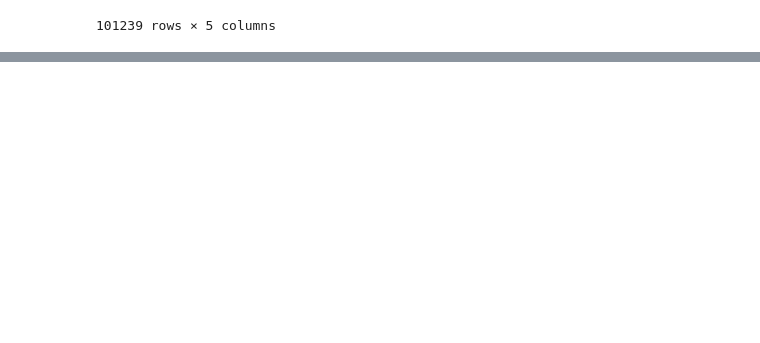
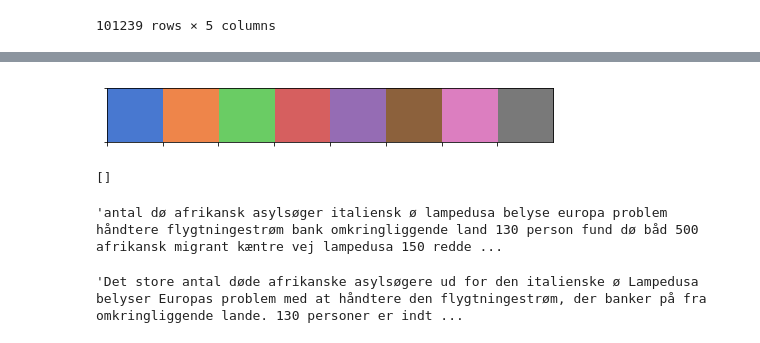
Before and after one commit to OliviaRW/group23, a Jupyter notebook: Exam/Migration/Exam tests.ipynb, the cells around one changed output, grey strips where cells are left out. Saved outputs shown, nothing was run; the diff lists cells and outputs as text; code cells hidden in the pictures; blank space fills up the shorter version.

```diff
--- a/Exam/Migration/Exam tests.ipynb
+++ b/Exam/Migration/Exam tests.ipynb
@@ -356,0 +418,5 @@ pd.concat([df[df['Category'] == category] for category in categories])
+# %%
+import seaborn as sns
+sns.palplot(sns.color_palette('muted', 8))
+# %% [output]
+[figure, added]
@@ -356,0 +468,26 @@ pd.concat([df[df['Category'] == category] for category in categories])
+# %%
+string = lemmatize_strings(' '.join(article_data['Text']).split(' '))
+dictionary = ['flygtning']
+modifiers2 = []
+for word in dictionary:
+    stop = False
+    while not stop:
+        try:
+            idx = string.index(word)
+            modifiers.append(tuple(string[idx-2:idx]))
+            string = string[idx+1:]
+        except:
+            stop = True
+
+
+modifiers2
+# %% [output]
+[]
+# %%
+article_data['Text lemmatized'][3]
+# %% [output]
+'antal dø afrikansk asylsøger italiensk ø lampedusa belyse europa problem håndtere flygtningestrøm bank omkringliggende land 130 person fund dø båd 500 afrikansk migrant kæntre vej lampedusa 150 redde ...
+# %%
+article_data['Text'][3]
+# %% [output]
+'Det store antal døde afrikanske asylsøgere ud for den italienske ø Lampedusa belyser Europas problem med at håndtere den flygtningestrøm, der banker på fra omkringliggende lande. 130 personer er indt ...
```
Also changed, not shown: parts of 8 cells of this notebook, 5 other files.
